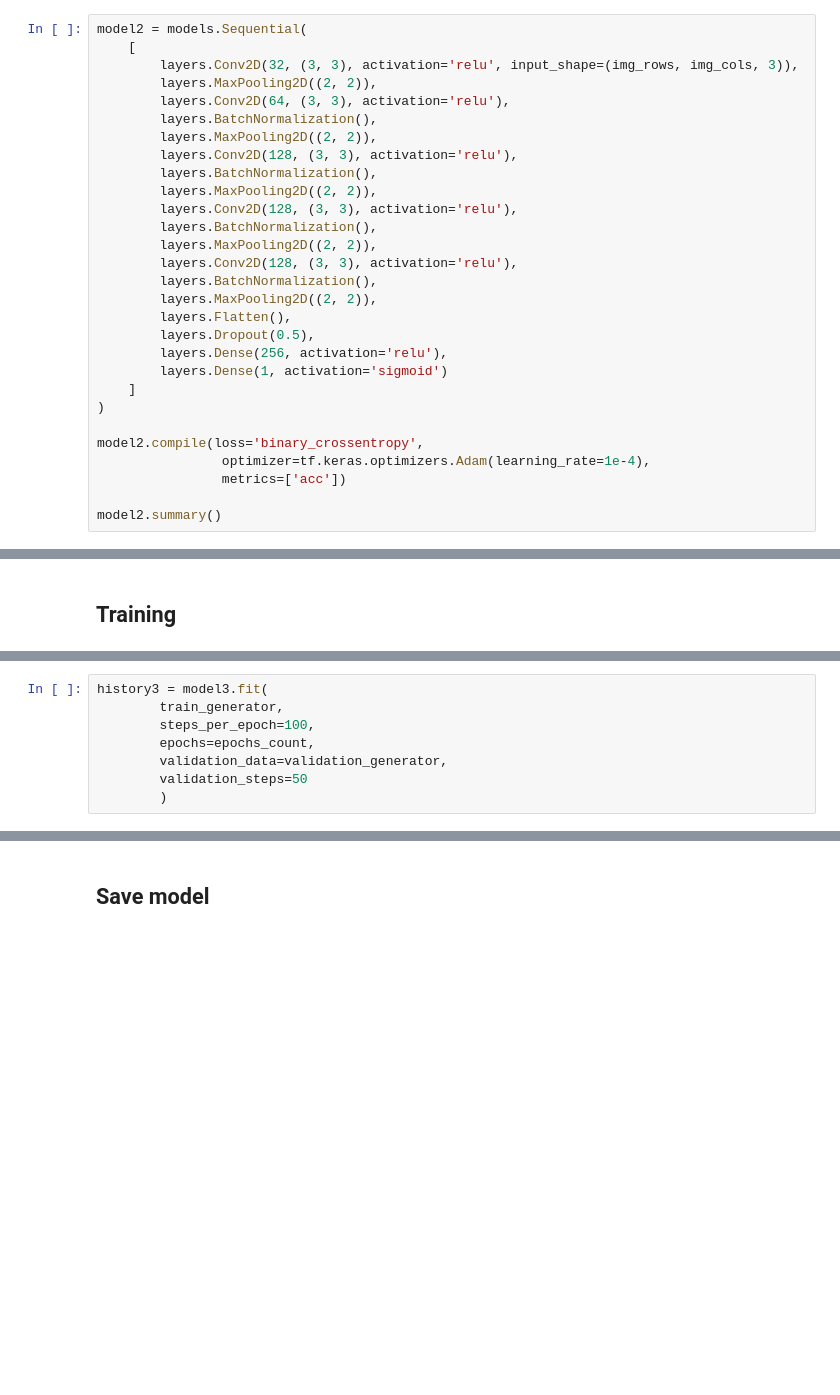
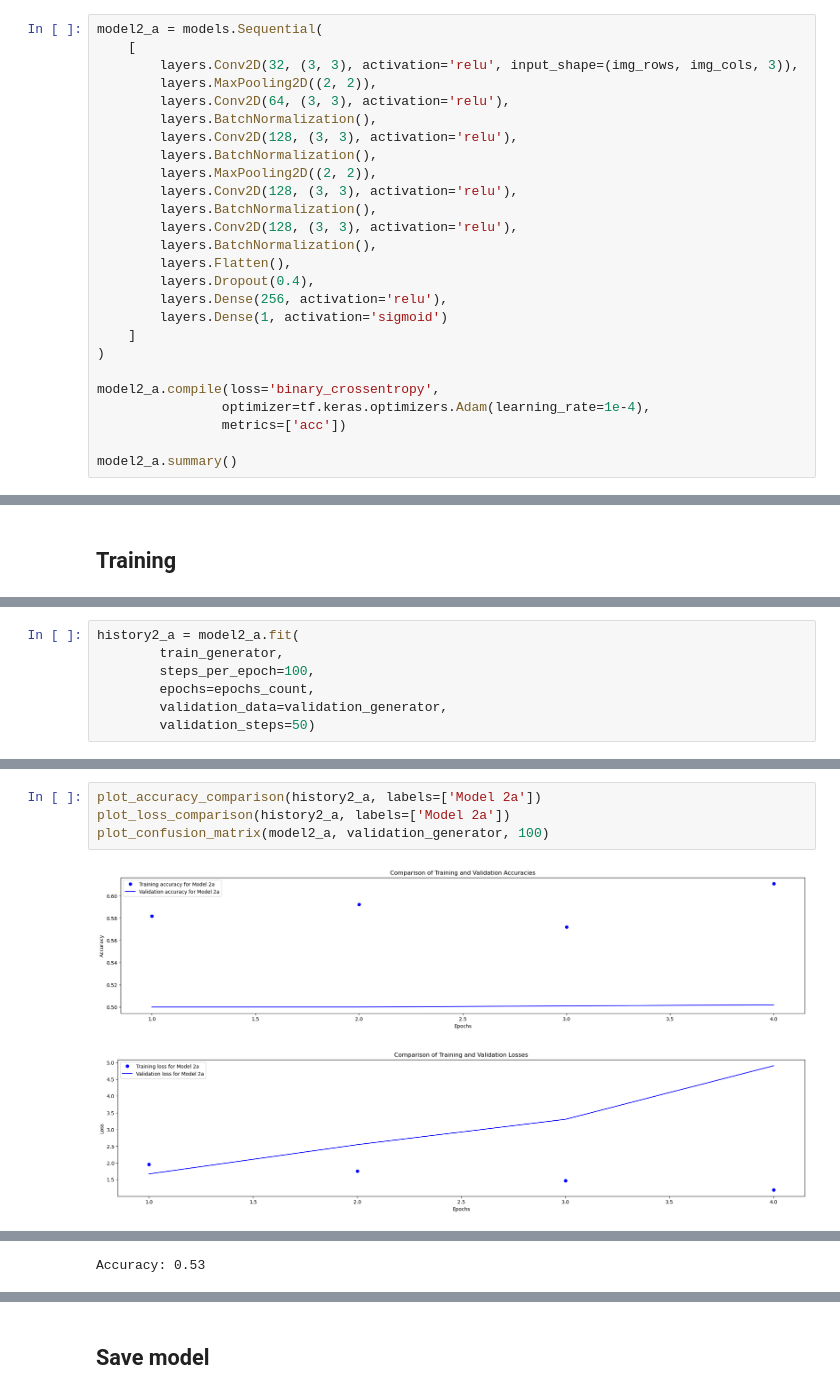
Before and after one commit to lursz/DeepNeuralNetworks, a Jupyter notebook: 4_CNN_Generalization_&_Augumentation/4_Ex_CNN_Generalization_&_Augumentation.ipynb, the cells around one changed output, grey strips where cells are left out. Drawn from its saved outputs; the diff is of its cells as text; blank space fills up the shorter version.

```diff
--- a/4_CNN_Generalization_&_Augumentation/4_Ex_CNN_Generalization_&_Augumentation.ipynb
+++ b/4_CNN_Generalization_&_Augumentation/4_Ex_CNN_Generalization_&_Augumentation.ipynb
@@ -290,30 +347,27 @@ _________________________________________________________________
 # %%
-model2 = models.Sequential(
+model2_a = models.Sequential(
     [
         layers.Conv2D(32, (3, 3), activation='relu', input_shape=(img_rows, img_cols, 3)),
         layers.MaxPooling2D((2, 2)),
         layers.Conv2D(64, (3, 3), activation='relu'),
         layers.BatchNormalization(),
-        layers.MaxPooling2D((2, 2)),
         layers.Conv2D(128, (3, 3), activation='relu'),
         layers.BatchNormalization(),
         layers.MaxPooling2D((2, 2)),
         layers.Conv2D(128, (3, 3), activation='relu'),
         layers.BatchNormalization(),
-        layers.MaxPooling2D((2, 2)),
         layers.Conv2D(128, (3, 3), activation='relu'),
         layers.BatchNormalization(),
-        layers.MaxPooling2D((2, 2)),
         layers.Flatten(),
-        layers.Dropout(0.5),
+        layers.Dropout(0.4),
         layers.Dense(256, activation='relu'),
         layers.Dense(1, activation='sigmoid')
     ]
 )
 
-model2.compile(loss='binary_crossentropy',
+model2_a.compile(loss='binary_crossentropy',
                 optimizer=tf.keras.optimizers.Adam(learning_rate=1e-4),
                 metrics=['acc'])
 
-model2.summary()
+model2_a.summary()
 # %% [output]
@@ -565,9 +615,8 @@ Epoch 5/5
 # %%
-history3 = model3.fit(
+history2_a = model2_a.fit(
         train_generator,
         steps_per_epoch=100,
         epochs=epochs_count,
         validation_data=validation_generator,
-        validation_steps=50
-        )
+        validation_steps=50)
 # %% [output]
@@ -584,0 +631,7 @@ Epoch 5/5
+# %%
+plot_accuracy_comparison(history2_a, labels=['Model 2a'])
+plot_loss_comparison(history2_a, labels=['Model 2a'])
+plot_confusion_matrix(model2_a, validation_generator, 100)
+# %% [output]
+[figure, added]
+[figure, added]
@@ -585 +639,2 @@ Epoch 5/5
+Accuracy: 0.53
 # %%
```
Also changed, not shown: parts of 79 cells of this notebook.
